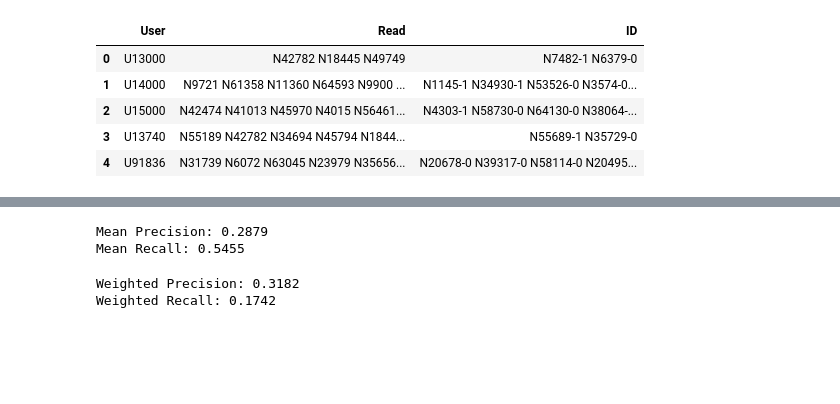
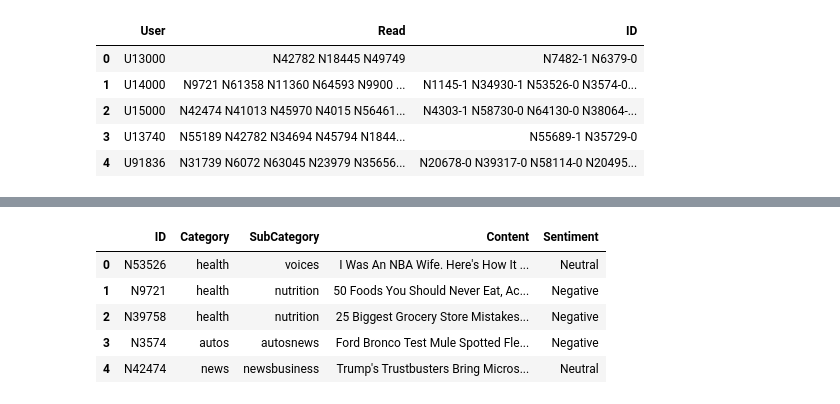
Before and after one commit to krisbara/GPT-Recommender-systems, a Jupyter notebook: ChatGPT.ipynb, the cells around one changed output, grey strips where cells are left out. Saved outputs shown, nothing was run; the diff lists cells and outputs as text; code cells hidden in the pictures; blank space fills up the shorter version.

```diff
--- a/ChatGPT.ipynb
+++ b/ChatGPT.ipynb
@@ -134,35 +156,24 @@ chatGPT.head()
-# %%
-import numpy as np
-from sklearn.metrics import precision_score, recall_score
-
-# Assuming df is your DataFrame
-true_positive = chatGPT['True Positive']
-false_positive = chatGPT['False positive']
-false_negative = chatGPT['False negative']
-
-# Calculate precision and recall with checks for division by zero
-precision = true_positive / np.where((true_positive + false_positive) == 0, 1, (true_positive + false_positive))
-recall = true_positive / np.where((true_positive + false_negative) == 0, 1, (true_positive + false_negative))
-
-# Calculate mean precision and recall
-mean_precision = np.mean(precision)
-mean_recall = np.mean(recall)
-
-print(f'Mean Precision: {mean_precision:.4f}')
-print(f'Mean Recall: {mean_recall:.4f}')
-# %% [output]
-Mean Precision: 0.2879
-Mean Recall: 0.5455
-# %%
-# Create binary true labels (assuming 1 is the positive class)
-true_labels = np.ones(len(chatGPT))
-
-# Calculate weighted precision and recall
-weighted_precision = np.sum(precision * (true_positive + false_positive)) / np.sum(true_positive + false_positive)
-weighted_recall = np.sum(precision * (true_positive + false_negative)) / np.sum(true_positive + false_negative)
-
-print(f'Weighted Precision: {weighted_precision:.4f}')
-print(f'Weighted Recall: {weighted_recall:.4f}')
-# %% [output]
-Weighted Precision: 0.3182
-Weighted Recall: 0.1742
+# %%
+# Function to perform sentiment analysis using TextBlob
+def analyze_sentiment(text):
+    analysis = TextBlob(text)
+    # Classify the polarity as positive, negative, or neutral
+    if analysis.sentiment.polarity > 0:
+        return 'Positive'
+    elif analysis.sentiment.polarity < 0:
+        return 'Negative'
+    else:
+        return 'Neutral'
+
+# Apply the sentiment analysis function to the specified column
+news['Sentiment'] = news['Content'].apply(analyze_sentiment)
+
+# Display the DataFrame with the new sentiment analysis column
+news.head()
+# %% [output]
+|  | ID | Category | SubCategory | Content | Sentiment |
+| 0 | N53526 | health | voices | I Was An NBA Wife. Here's How It ... | Neutral |
+| 1 | N9721 | health | nutrition | 50 Foods You Should Never Eat, Ac... | Negative |
+| 2 | N39758 | health | nutrition | 25 Biggest Grocery Store Mistakes... | Negative |
+| 3 | N3574 | autos | autosnews | Ford Bronco Test Mule Spotted Fle... | Negative |
+| 4 | N42474 | news | newsbusiness | Trump's Trustbusters Bring Micros... | Neutral |
```
Also changed, not shown: parts of 19 cells of this notebook, 2 other files.
